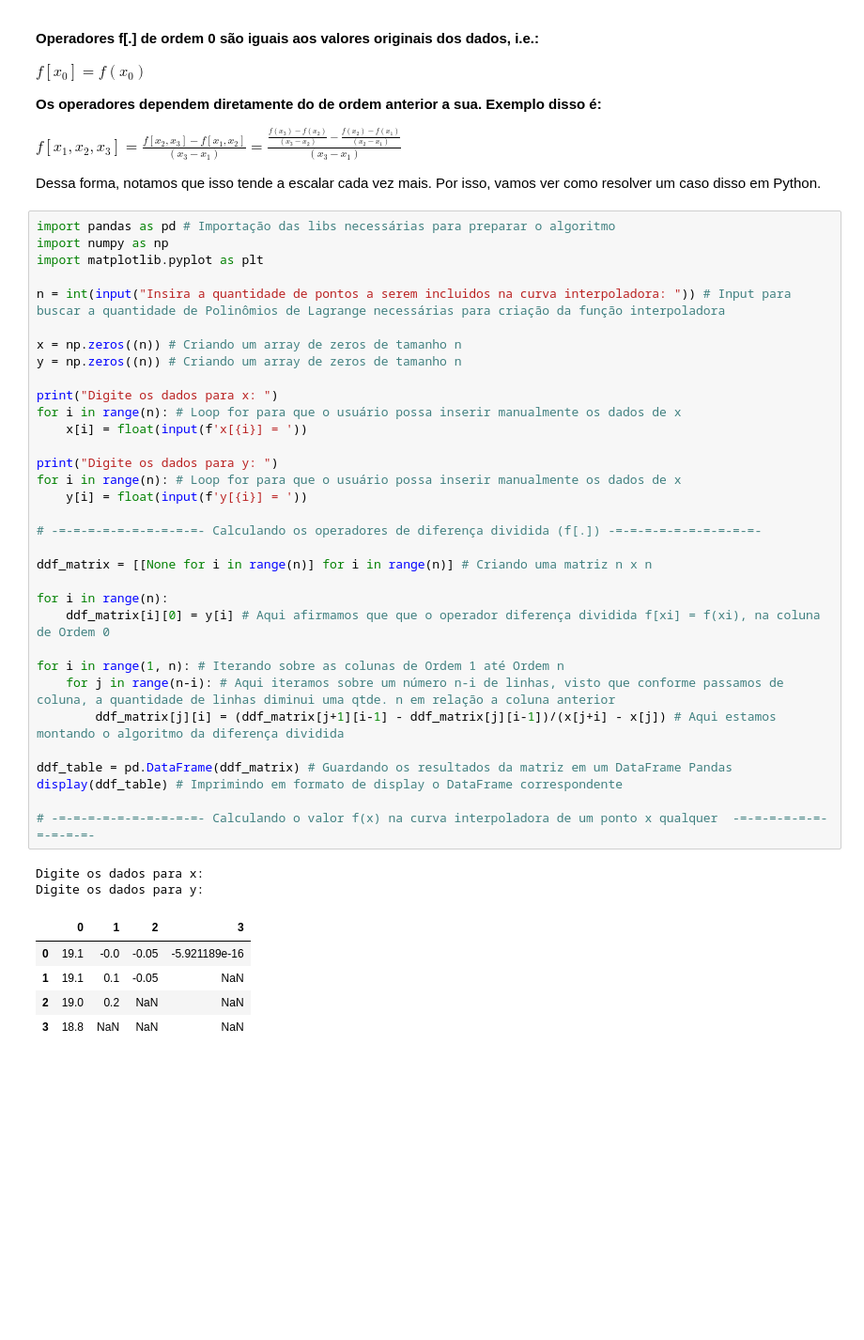
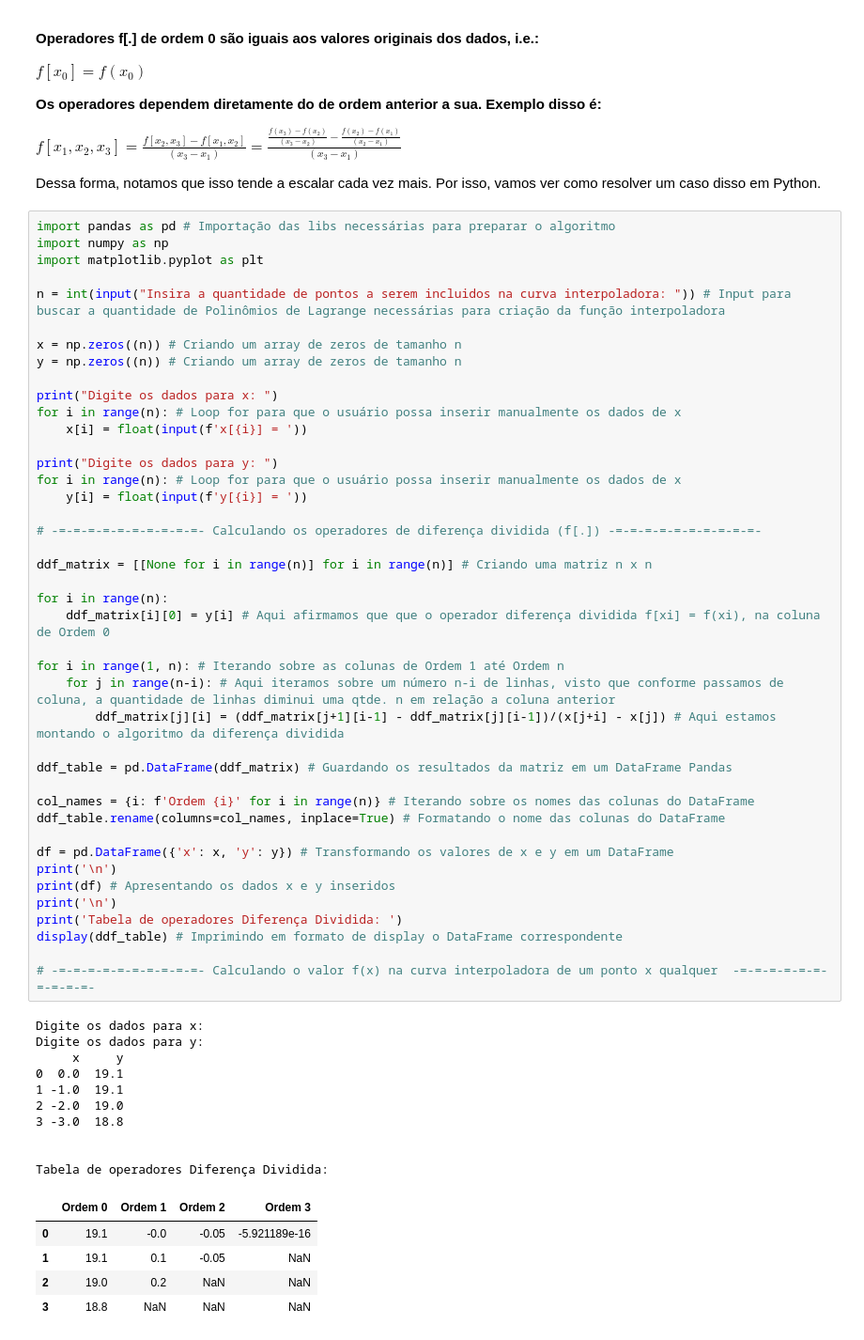
Before and after one commit to KasanjeLucas/NumericalCalculation, a Jupyter notebook: Interpolation/Newton.ipynb, the cells around one changed output. Shown at 94% size. Drawn from its saved outputs; the diff is of its cells as text; blank space fills up the shorter version.

```diff
--- a/Interpolation/Newton.ipynb
+++ b/Interpolation/Newton.ipynb
@@ -39,34 +39,51 @@ n = int(input("Insira a quantidade de pontos a serem incluidos na curva interpol
 
 x = np.zeros((n)) # Criando um array de zeros de tamanho n
 y = np.zeros((n)) # Criando um array de zeros de tamanho n
 
 print("Digite os dados para x: ")
 for i in range(n): # Loop for para que o usuário possa inserir manualmente os dados de x
     x[i] = float(input(f'x[{i}] = '))
 
 print("Digite os dados para y: ")
 for i in range(n): # Loop for para que o usuário possa inserir manualmente os dados de x
     y[i] = float(input(f'y[{i}] = '))
 
 # -=-=-=-=-=-=-=-=-=-=- Calculando os operadores de diferença dividida (f[.]) -=-=-=-=-=-=-=-=-=-=-
 
 ddf_matrix = [[None for i in range(n)] for i in range(n)] # Criando uma matriz n x n
 
 for i in range(n):
     ddf_matrix[i][0] = y[i] # Aqui afirmamos que que o operador diferença dividida f[xi] = f(xi), na coluna de Ordem 0
 
 for i in range(1, n): # Iterando sobre as colunas de Ordem 1 até Ordem n
     for j in range(n-i): # Aqui iteramos sobre um número n-i de linhas, visto que conforme passamos de coluna, a quantidade de linhas diminui uma qtde. n em relação a coluna anterior
         ddf_matrix[j][i] = (ddf_matrix[j+1][i-1] - ddf_matrix[j][i-1])/(x[j+i] - x[j]) # Aqui estamos montando o algoritmo da diferença dividida
 
 ddf_table = pd.DataFrame(ddf_matrix) # Guardando os resultados da matriz em um DataFrame Pandas
+
+col_names = {i: f'Ordem {i}' for i in range(n)} # Iterando sobre os nomes das colunas do DataFrame
+ddf_table.rename(columns=col_names, inplace=True) # Formatando o nome das colunas do DataFrame
+
+df = pd.DataFrame({'x': x, 'y': y}) # Transformando os valores de x e y em um DataFrame
+print('\n')
+print(df) # Apresentando os dados x e y inseridos
+print('\n')
+print('Tabela de operadores Diferença Dividida: ')
 display(ddf_table) # Imprimindo em formato de display o DataFrame correspondente
 
 # -=-=-=-=-=-=-=-=-=-=- Calculando o valor f(x) na curva interpoladora de um ponto x qualquer  -=-=-=-=-=-=-=-=-=-=-
 # %% [output]
 Digite os dados para x:
 Digite os dados para y:
+     x     y
+0  0.0  19.1
+1 -1.0  19.1
+2 -2.0  19.0
+3 -3.0  18.8
+
+
+Tabela de operadores Diferença Dividida:
-|  | 0 | 1 | 2 | 3 |
+|  | Ordem 0 | Ordem 1 | Ordem 2 | Ordem 3 |
 | 0 | 19.1 | -0.0 | -0.05 | -5.921189e-16 |
 | 1 | 19.1 | 0.1 | -0.05 | NaN |
 | 2 | 19.0 | 0.2 | NaN | NaN |
```
